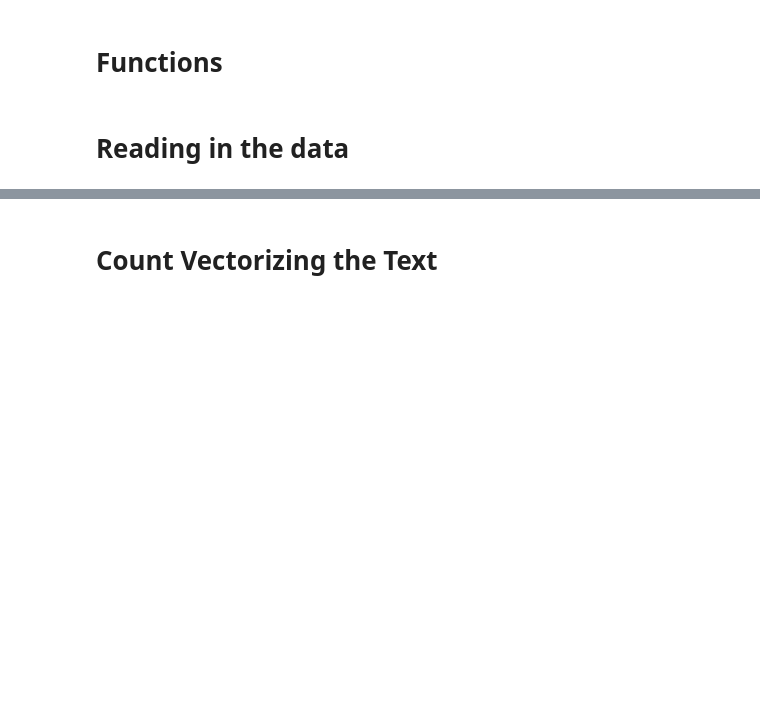
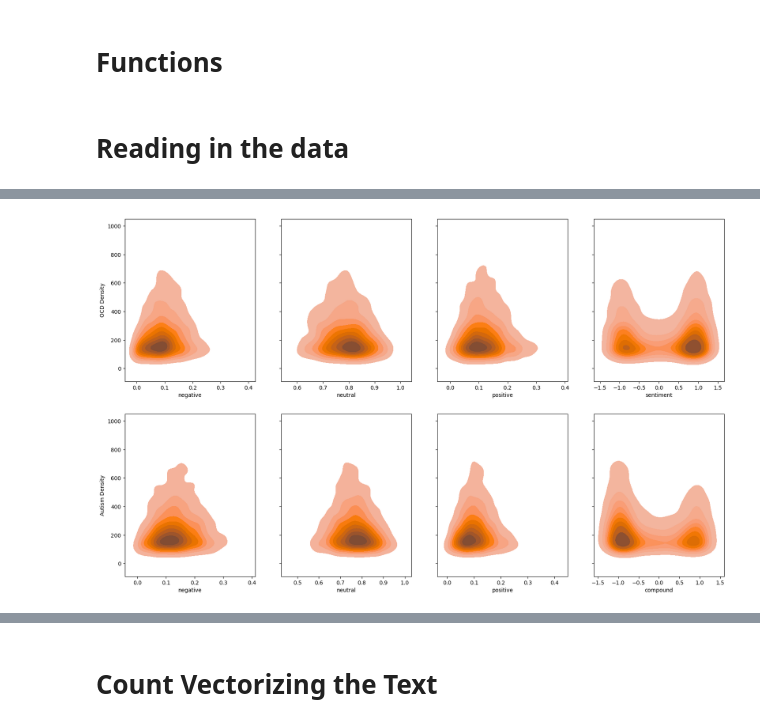
Before and after one commit to grahamwaters/Reddit-NLP-Analysis, a Jupyter notebook: notebooks/02_modeling.ipynb, the cells around one changed output, grey strips where cells are left out. Saved outputs shown, nothing was run; the diff lists cells and outputs as text; code cells hidden in the pictures; blank space fills up the shorter version.

```diff
--- a/notebooks/02_modeling.ipynb
+++ b/notebooks/02_modeling.ipynb
@@ -478,0 +547,29 @@ df_reddit = pd.read_csv('../data/df_outliers_removed.csv')
+# %%
+# plot a multiplot 2 rows of (four plots side by side) where each plot is a sns.kdeplot showing density of the target variable (subreddit) for each of the four features: negative, neutral, positive, compound in the dataframe df_reddit. Share the y-axis and set the x-axis limits to (0, 1) for all eight plots.
+
+# using the style shown on seaborn's website
+# sns.kdeplot(
+#     data=geyser, x="waiting", y="duration", hue="kind", fill=True,
+# )
+
+
+fig, axes = plt.subplots(2, 4, figsize=(20, 12), sharey=True)
+
+for i, col in enumerate(['negative', 'neutral', 'positive', 'sentiment']):
+    for row in range(2):
+        sns.kdeplot(df_reddit.loc[df_reddit['target'] == row, col], df_reddit.loc[df_reddit['target'] == row, 'selftext_word_count'], shade=True, label='OCD', ax=axes[row, i], fill=True)
+        sns.kdeplot(df_reddit.loc[df_reddit['target'] == row, col], df_reddit.loc[df_reddit['target'] == row, 'selftext_word_count'], shade=True, label='Autism', ax=axes[row, i], fill=True)
+
+# set the x-axis labels for the bottom row of plots
+axes[1, 0].set_xlabel('negative')
+axes[1, 1].set_xlabel('neutral')
+axes[1, 2].set_xlabel('positive')
+axes[1, 3].set_xlabel('compound')
+
+
+# set the y-axis labels for both rows of plots
+axes[0, 0].set_ylabel('OCD Density')
+axes[1, 0].set_ylabel('Autism Density')
+plt.show()
+# %% [output]
+[figure, added]
```
Also changed, not shown: parts of 9 cells of this notebook, 3 other files.
